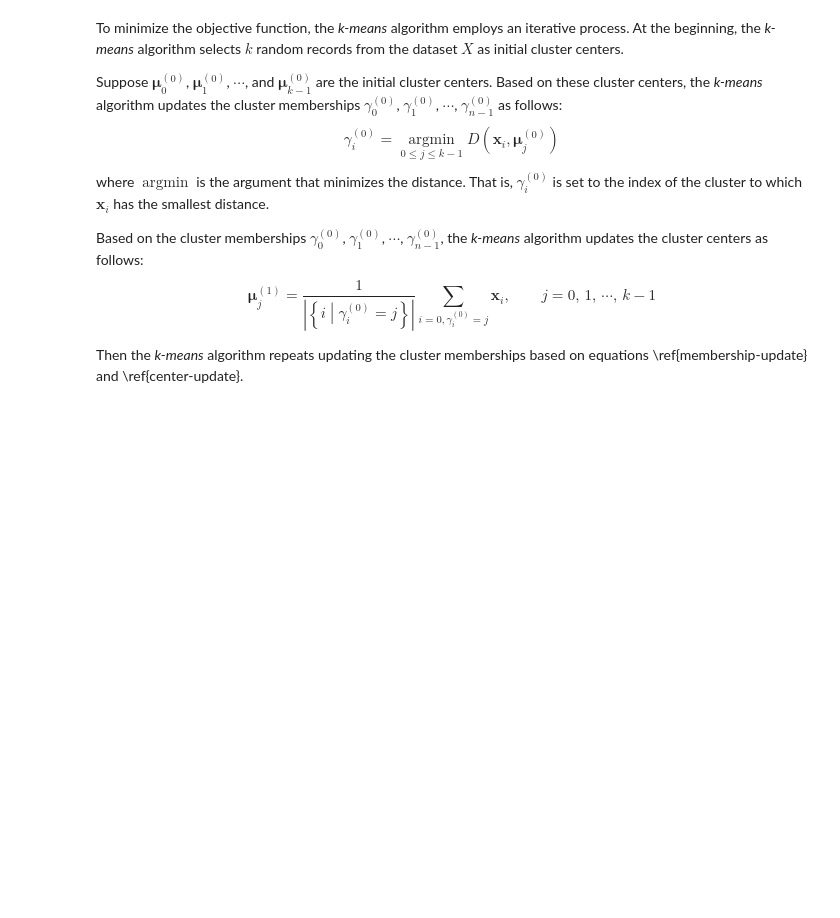
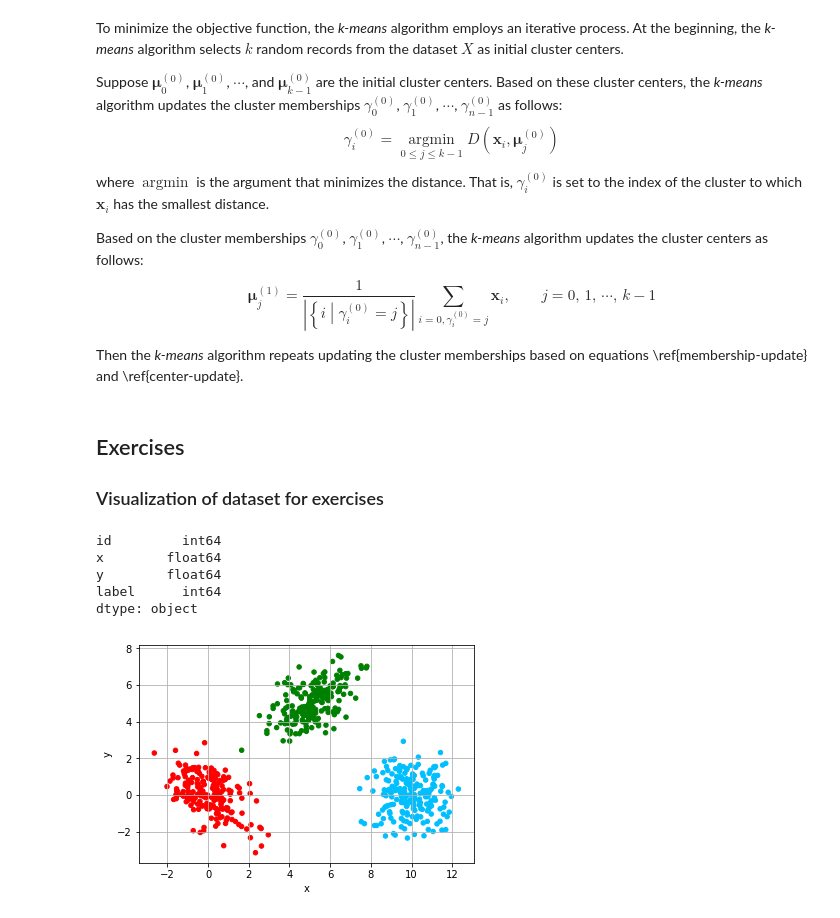
Before and after one commit to IntersysConsulting/mdc-study-group, a Jupyter notebook: data_clustering/data_clustering_1.ipynb, the cells around one changed output. Cells and saved outputs as stored; diff of their text form; code cells hidden in the pictures; blank space fills up the shorter version.

Commit message:
Including csv data file, and visualizations using pandas and matplotlib as part of the exercise description

```diff
--- a/data_clustering/data_clustering_1.ipynb
+++ b/data_clustering/data_clustering_1.ipynb
@@ -43,3 +43,7 @@ Based on the cluster memberships $\gamma_0^{(0)}$, $\gamma_1^{(0)}$, $\cdots$, $
 \end{equation}
 
 Then the *k-means* algorithm repeats updating the cluster memberships based on equations \ref{membership-update} and \ref{center-update}.
+# %% [markdown]
+## Exercises
+
+### Visualization of dataset for exercises
@@ -45,0 +52,24 @@ Then the *k-means* algorithm repeats updating the cluster memberships based on e
+# %%
+import pandas as pd
+
+input_file = "data/600points.csv"
+
+# Input file has labeled records. 'label' is one of 1, 2 or 3.
+labeled_df = pd.read_csv(input_file,
+                         header=None,
+                         names=['id', 'x', 'y', 'label'])
+labeled_df.dtypes
+# %% [output]
+id         int64
+x        float64
+y        float64
+label      int64
+dtype: object
+# %%
+# To visualize "named" colors see:
+# https://matplotlib.org/1.4.3/examples/color/named_colors.html
+label_to_color = {1: 'red', 2: 'deepskyblue', 3: 'green'}
+colors = labeled_df.loc[:, 'label'].map(label_to_color)
+labeled_df.plot.scatter('x', 'y', grid=True, c=colors);
+# %% [output]
+[figure, added]
```
Also changed, not shown: parts of 3 cells of this notebook, 8 other files.
